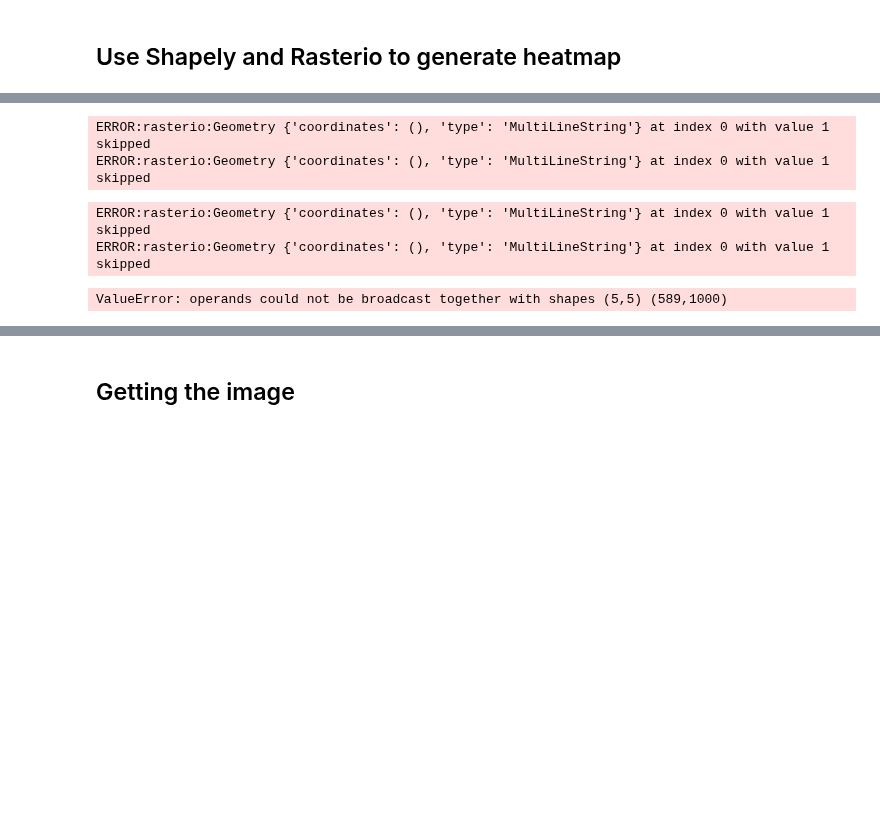
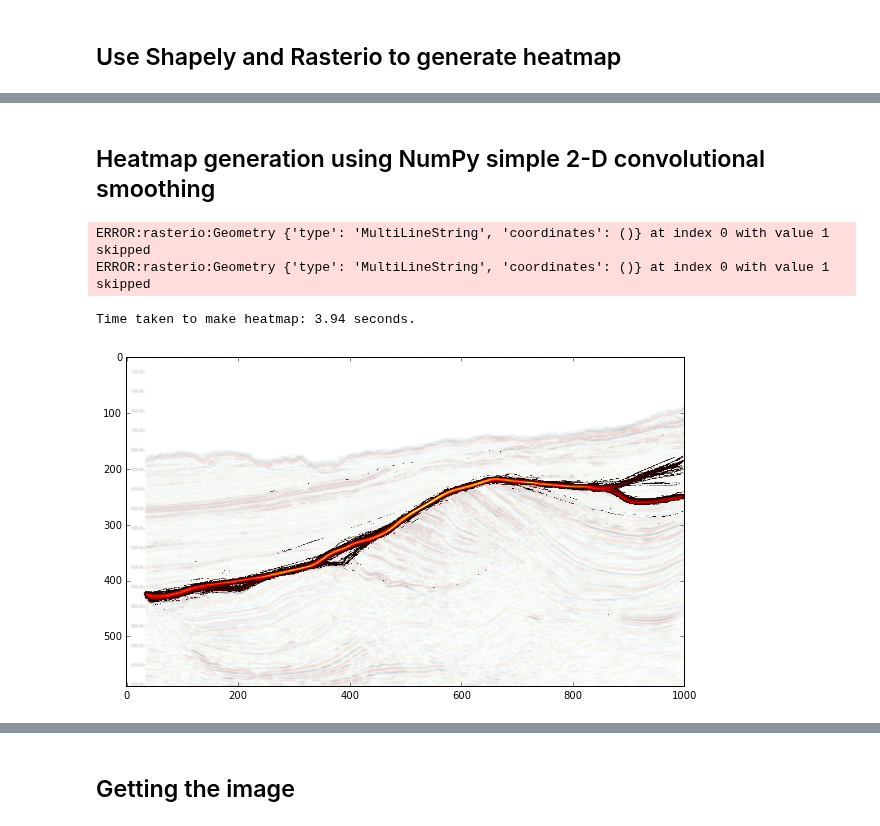
Before and after one commit to EvanBianco/notebooks, a Jupyter notebook: pick_this_api_hacking.ipynb, the cells around one changed output, grey strips where cells are left out. Drawn from its saved outputs; the diff is of its cells as text; code cells hidden in the pictures; blank space fills up the shorter version.

```diff
--- a/pick_this_api_hacking.ipynb
+++ b/pick_this_api_hacking.ipynb
@@ -165,5 +138,0 @@ ERROR:rasterio:Geometry {'coordinates': (), 'type': 'MultiLineString'} at index
-# %%
-hm = shapely_heatmap(np.shape(img.image())[:2], picks)
-# %% [output]
-ERROR:rasterio:Geometry {'coordinates': (), 'type': 'MultiLineString'} at index 0 with value 1 skipped
-ERROR:rasterio:Geometry {'coordinates': (), 'type': 'MultiLineString'} at index 0 with value 1 skipped
@@ -175,21 +138,0 @@ from ipywidgets import interact
-# %%
-size = np.shape(img.image())
-aspect = size[0]/size[1]
-dx = 1000
-
-# Do this in NumPy ...
-
-# pad with zeros for next pow2
-k = 5
-a = kernel = np.ones((k,k))/(k*k)  # scipy.convolve
-b = shapely_heatmap((dx*aspect,dx), picks, buffer=0.1)
-A = fft2(a)
-B = fft2(b)
-np.pad(A)
-out = ifft2(A*B)
-
-plt.imshow(out)
-# %% [output]
-ERROR:rasterio:Geometry {'coordinates': (), 'type': 'MultiLineString'} at index 0 with value 1 skipped
-ERROR:rasterio:Geometry {'coordinates': (), 'type': 'MultiLineString'} at index 0 with value 1 skipped
-ValueError: operands could not be broadcast together with shapes (5,5) (589,1000)
@@ -195,0 +259,21 @@ ValueError: operands could not be broadcast together with shapes (5,5) (589,1000
+# %% [markdown]
+## Heatmap generation using NumPy simple 2-D convolutional smoothing
+# %%
+heat = shapely_heatmap((dx/aspect,dx), picks, buffer=0.1)
+@interact(i=(1,20), j=(1,20), threshold=(0,10))
+def make_heatmap(i=1,j=1,threshold=1):
+    start = time.time()
+    out = my_fft_convolve(heat, kernel(i,j), mode='same')
+    out[out <= threshold] = np.nan
+    fig = plt.figure(figsize=(10,6))
+    ax = fig.add_subplot(111)
+    ax.imshow(img.image(), alpha=0.2, extent=[0,1000,1000/aspect,0])
+    ax.imshow(out, cmap='hot')
+    end = time.time()
+    elapsed = end - start
+    print("Time taken to make heatmap: {:.2f} seconds.".format(elapsed))
+# %% [output]
+ERROR:rasterio:Geometry {'type': 'MultiLineString', 'coordinates': ()} at index 0 with value 1 skipped
+ERROR:rasterio:Geometry {'type': 'MultiLineString', 'coordinates': ()} at index 0 with value 1 skipped
+Time taken to make heatmap: 3.94 seconds.
+[figure, added]
```
Also changed, not shown: parts of 14 cells of this notebook.
